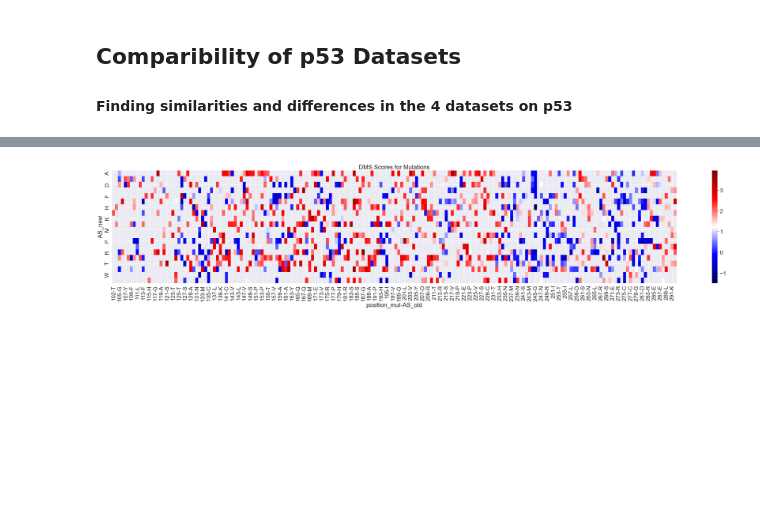
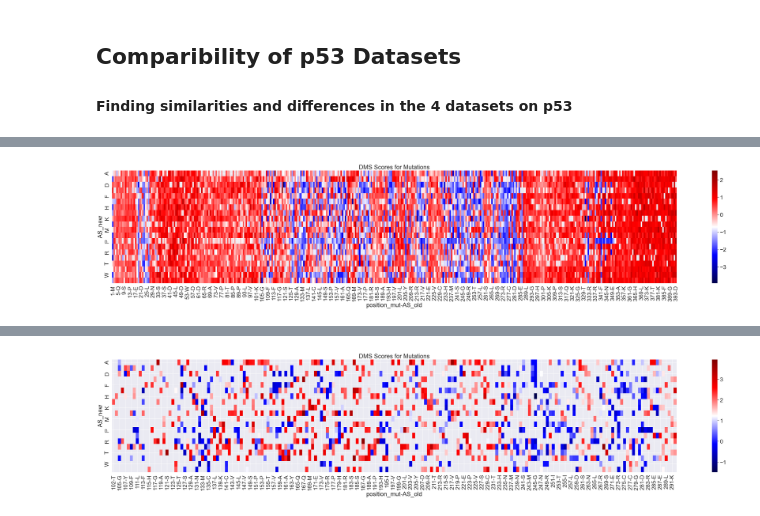
Before and after one commit to datascience-mobi-2023/topic02_team02, a Jupyter notebook: Documentation/P53 - DMS Documentation.ipynb, the cells around one changed output, grey strips where cells are left out. Cells and saved outputs as stored; diff of their text form; code cells hidden in the pictures; blank space fills up the shorter version.

```diff
--- a/Documentation/P53 - DMS Documentation.ipynb
+++ b/Documentation/P53 - DMS Documentation.ipynb
@@ -35,0 +27,5 @@ fun.mult_hmap(gia_null_eto, gia_wt_nut, gia_null_nut)
+# %%
+# giacomelli null etoposide
+fun.hmap(doc.gia_null_eto_auf)
+# %% [output]
+[figure, added]
```
Also changed, not shown: parts of 13 cells of this notebook.
